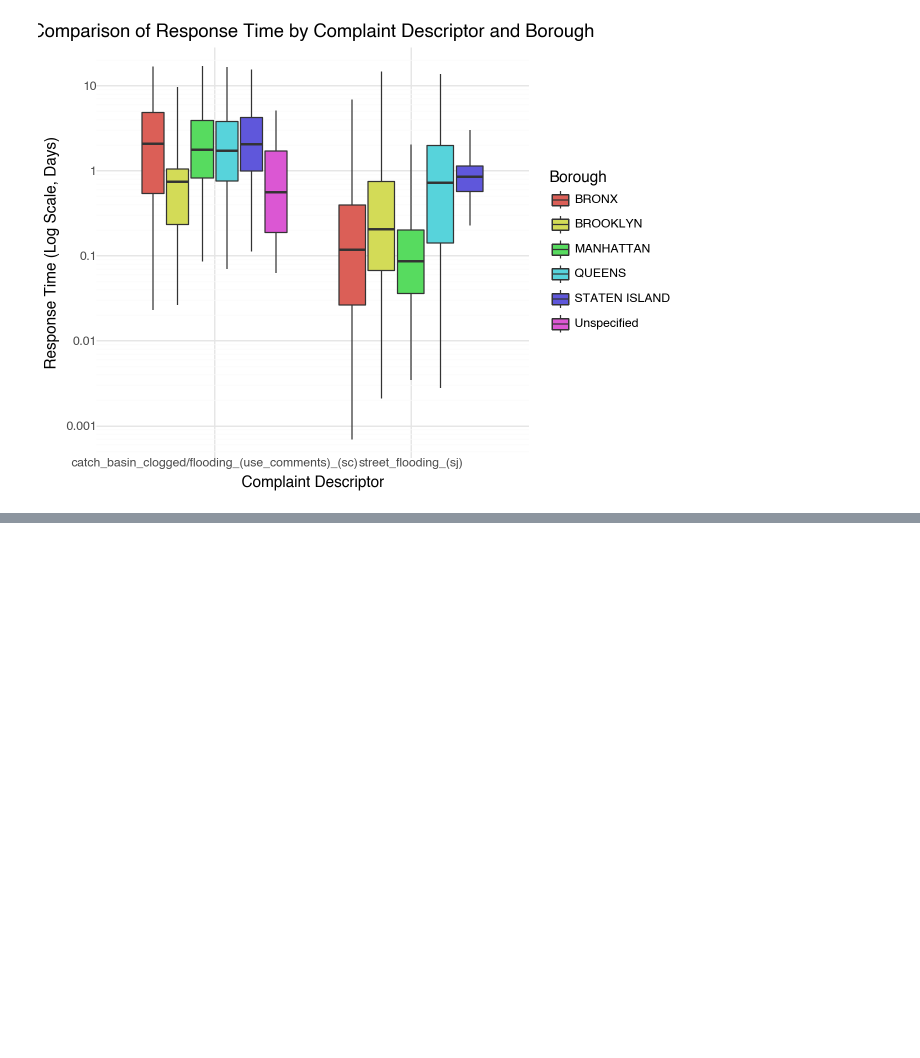
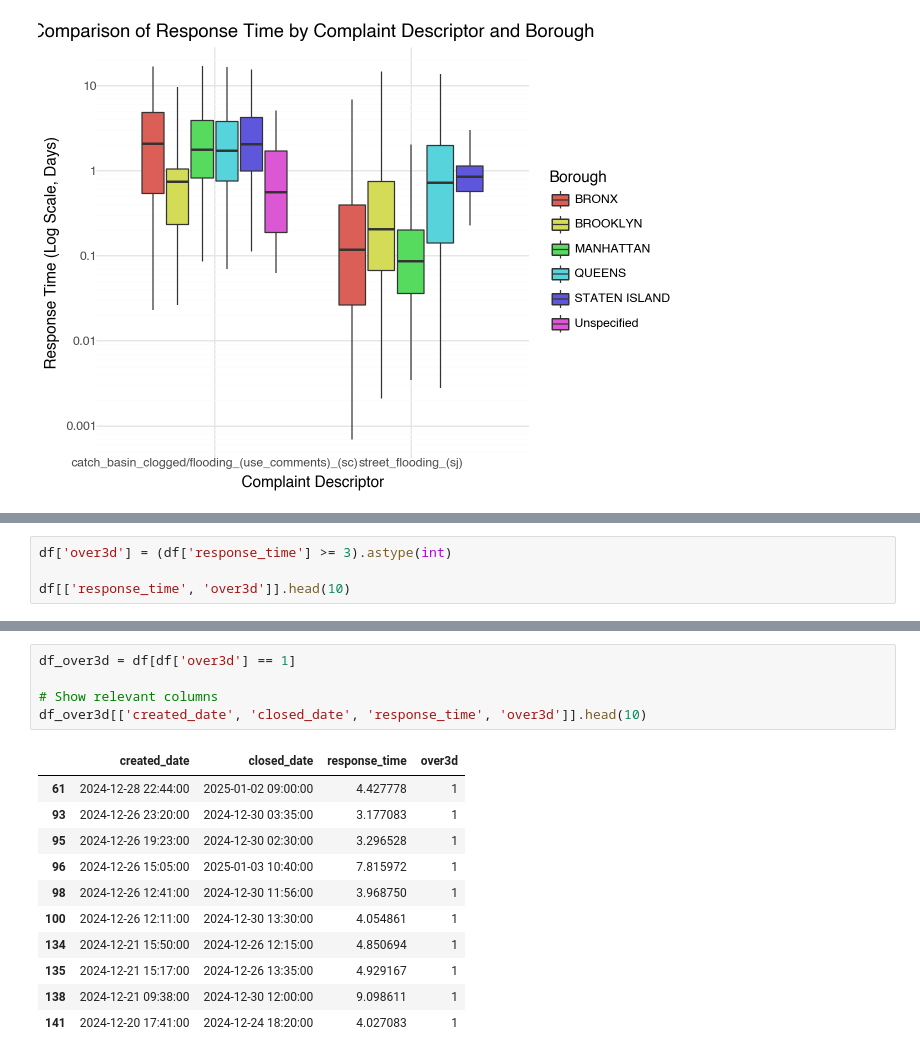
Before and after one commit to ids25s/mid-term-project-alyssahorn, a Jupyter notebook: midterm.ipynb, the cells around one changed output, grey strips where cells are left out. Saved outputs shown, nothing was run; the diff lists cells and outputs as text; blank space fills up the shorter version.

```diff
--- a/midterm.ipynb
+++ b/midterm.ipynb
@@ -399,0 +553,4 @@ response_plot
+# %%
+df['over3d'] = (df['response_time'] >= 3).astype(int)
+
+df[['response_time', 'over3d']].head(10)
@@ -399,0 +569,17 @@ response_plot
+# %%
+df_over3d = df[df['over3d'] == 1]
+
+# Show relevant columns
+df_over3d[['created_date', 'closed_date', 'response_time', 'over3d']].head(10)
+# %% [output]
+|  | created_date | closed_date | response_time | over3d |
+| 61 | 2024-12-28 22:44:00 | 2025-01-02 09:00:00 | 4.427778 | 1 |
+| 93 | 2024-12-26 23:20:00 | 2024-12-30 03:35:00 | 3.177083 | 1 |
+| 95 | 2024-12-26 19:23:00 | 2024-12-30 02:30:00 | 3.296528 | 1 |
+| 96 | 2024-12-26 15:05:00 | 2025-01-03 10:40:00 | 7.815972 | 1 |
+| 98 | 2024-12-26 12:41:00 | 2024-12-30 11:56:00 | 3.968750 | 1 |
+| 100 | 2024-12-26 12:11:00 | 2024-12-30 13:30:00 | 4.054861 | 1 |
+| 134 | 2024-12-21 15:50:00 | 2024-12-26 12:15:00 | 4.850694 | 1 |
+| 135 | 2024-12-21 15:17:00 | 2024-12-26 13:35:00 | 4.929167 | 1 |
+| 138 | 2024-12-21 09:38:00 | 2024-12-30 12:00:00 | 9.098611 | 1 |
+| 141 | 2024-12-20 17:41:00 | 2024-12-24 18:20:00 | 4.027083 | 1 |
```
Also changed, not shown: parts of 21 cells of this notebook.
